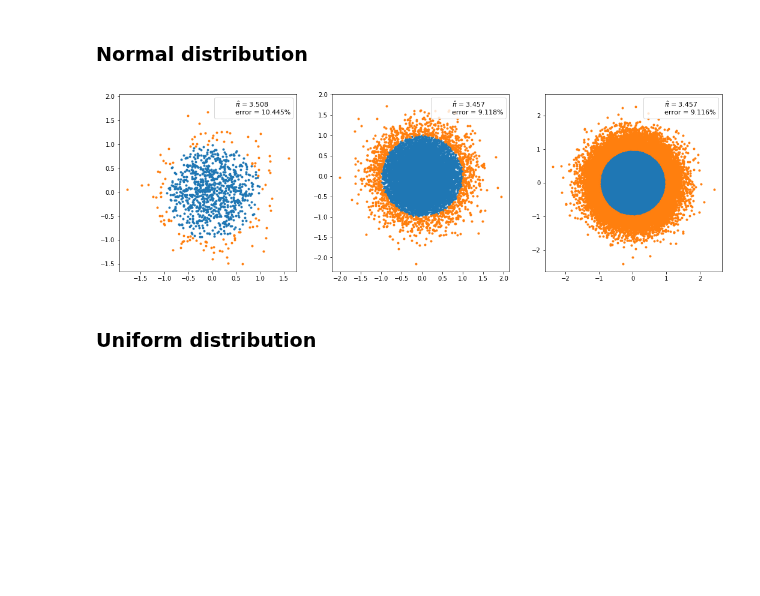
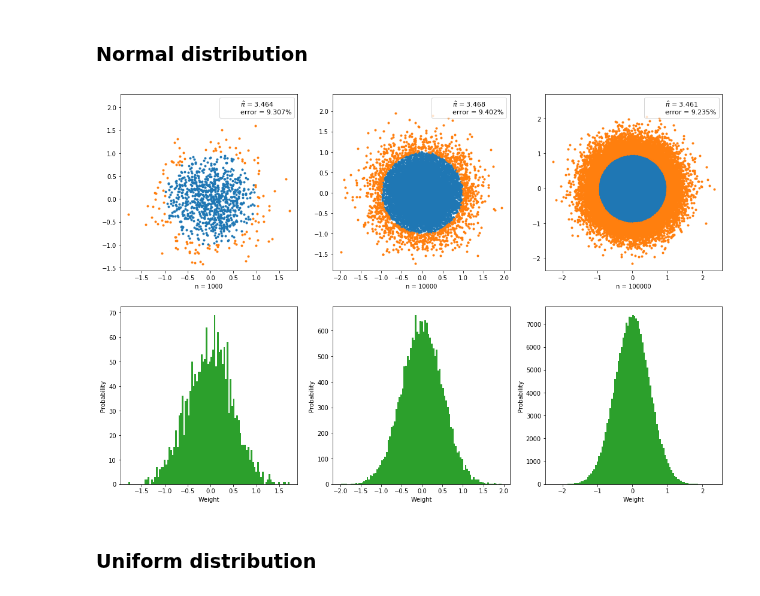
Before and after one commit to ansegura7/Algorithms, a Jupyter notebook: monte-carlo simulation/MonteCarloSimulation.ipynb, the cells around one changed output. Drawn from its saved outputs; the diff is of its cells as text; code cells hidden in the pictures; blank space fills up the shorter version.

Commit message:
Monte-Carlo Simulation
Added histograms of the data distribution.

```diff
--- a/monte-carlo simulation/MonteCarloSimulation.ipynb
+++ b/monte-carlo simulation/MonteCarloSimulation.ipynb
@@ -61,7 +61,7 @@ for i in range(10):
 ## 2. The relevance of the distribution type
 # %%
 # Function that plot the circle area with n points
-def plot_circle_area(func, n, p1, p2):
+def plot_circle_area(ix, func, n, p1, p2):
     x = func(p1, p2, n)
     y = func(p1, p2, n)
     r = 1
@@ -72,32 +72,39 @@ def plot_circle_area(func, n, p1, p2):
     pi = inside.sum() / n * d**2
     error = abs((pi - np.pi) / pi) * 100
 
+    # Plot circle density
+    plt.subplot(2, 3, ix)
     plt.plot(x[inside], y[inside], ".", color = '#1f77b4')
     plt.plot(x[outside], y[outside], ".", color = '#ff7f0e')
     plt.plot(0, 0, label='$\hat \pi$ = {:3.3f}\nerror = {:3.3f}%'.format(pi, error), alpha = 0)
     plt.axis('square')
+    plt.xlabel('n = ' + str(n))
     plt.legend(fontsize = 11, loc = 'upper right', frameon = True)
+
+    # Plot histogram
+    xy = list(np.concatenate((x, y)))
+    plt.subplot(2, 3, (3 + ix))
+    plt.hist(xy, bins = 100, color = '#2ca02c')
+    plt.xlabel('Weight')
+    plt.ylabel('Probability')
 # %% [markdown]
 ### Normal distribution
 # %%
 # Plot 3 samples with different N size
-fig = plt.figure(figsize = (18, 6))
+fig = plt.figure(figsize = (18, 12))
 fig.subplots_adjust(hspace = 0.2, wspace = 0.2)
 func = np.random.normal
 
 # With 1k points
-plt.subplot(1, 3, 1)
-plot_circle_area(func, 1000, 0, 0.5)
+plot_circle_area(1, func, 1000, 0, 0.5)
 
 # With 10k points
-plt.subplot(1, 3, 2)
-plot_circle_area(func, 10000, 0, 0.5)
+plot_circle_area(2, func, 10000, 0, 0.5)
 
 # With 100k points
-plt.subplot(1, 3, 3)
-plot_circle_area(func, 100000, 0, 0.5)
+plot_circle_area(3, func, 100000, 0, 0.5)
 # %% [output]
-[figure, old version]
+[figure, new version]
 # %% [markdown]
 ### Uniform distribution
 # %%
```
Also changed, not shown: parts of 4 cells of this notebook, 1 other file.
